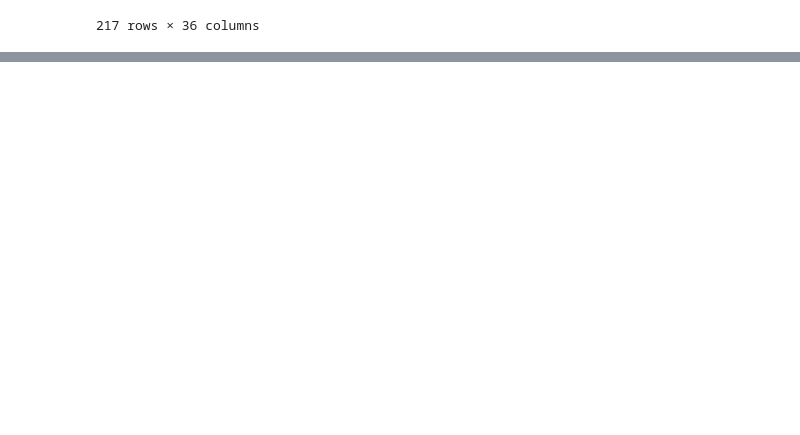
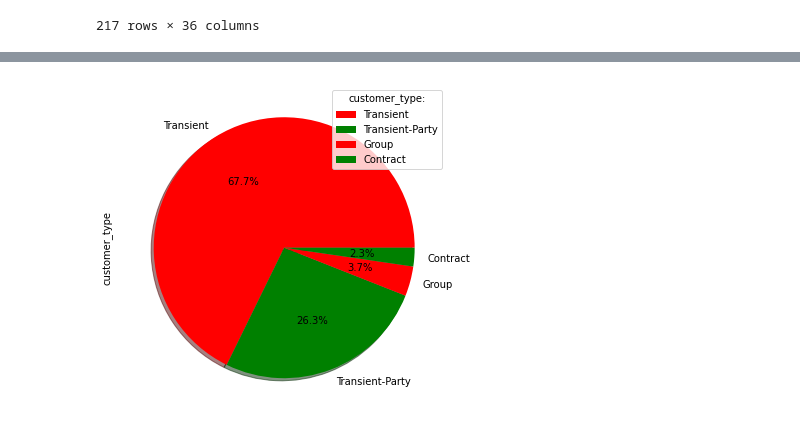
Before and after one commit to elhamfallah/different-projects, a Jupyter notebook: hotel-booking-analysis.ipynb, the cells around one changed output, grey strips where cells are left out. Saved outputs shown, nothing was run; the diff lists cells and outputs as text; code cells hidden in the pictures; blank space fills up the shorter version.

```diff
--- a/hotel-booking-analysis.ipynb
+++ b/hotel-booking-analysis.ipynb
@@ -186,0 +376,7 @@ Text(0.5, 1.0, 'Normalized data')
+# %%
+plt.figure(1, figsize=(6,6))
+df['customer_type'].value_counts().plot.pie(autopct="%1.1f%%",colors = ( "r", "g"),labels = df['customer_type'].unique(), shadow = True)
+plt.legend(title = "customer_type:")
+plt.show()
+# %% [output]
+[figure, added]
```
Also changed, not shown: parts of 26 cells of this notebook.
